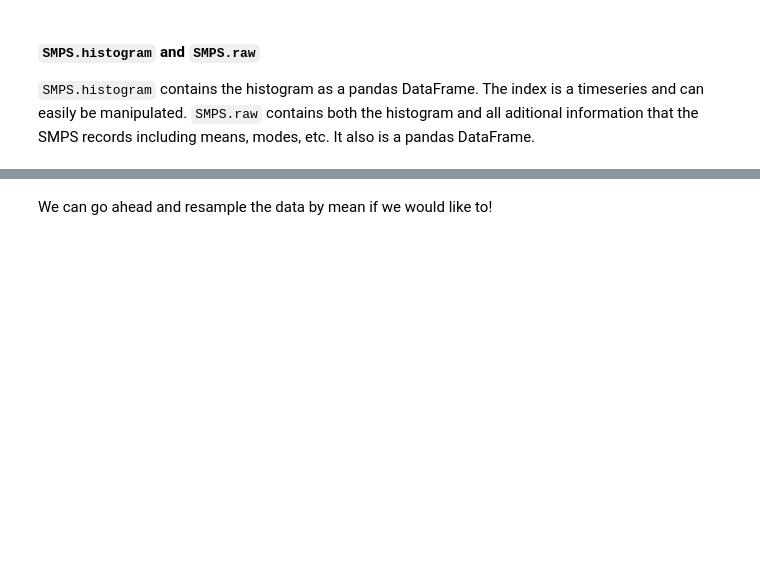
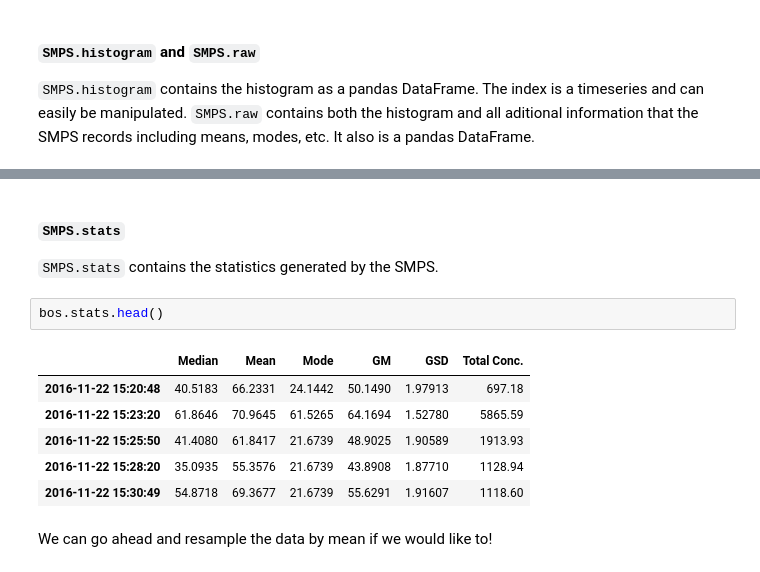
Before and after one commit to quant-aq/py-smps, a Jupyter notebook: examples/Visualize SMPS Data using py-smsps.ipynb, the cells around one changed output, grey strips where cells are left out. Drawn from its saved outputs; the diff is of its cells as text; blank space fills up the shorter version.

```diff
--- a/examples/Visualize SMPS Data using py-smsps.ipynb
+++ b/examples/Visualize SMPS Data using py-smsps.ipynb
@@ -121,5 +133,18 @@ data.raw.head(3)
 | 2016-11-22 15:23:20 | 2 | 11/22/16 | 15:23:20 | 374.100 | 234.678 | 254.937 | 422.669 | 372.819 | 541.616 | 657.469 | ... | ... |
 | 2016-11-22 15:25:50 | 3 | 11/22/16 | 15:25:50 | 5552.500 | 3805.570 | 3505.620 | 4527.480 | 4050.570 | 3430.330 | 3077.630 | ... | ... |
 3 rows × 134 columns
+# %% [markdown]
+#### `SMPS.stats`
+
+`SMPS.stats` contains the statistics generated by the SMPS.
+# %%
+bos.stats.head()
+# %% [output]
+|  | Median | Mean | Mode | GM | GSD | Total Conc. |
+| 2016-11-22 15:20:48 | 40.5183 | 66.2331 | 24.1442 | 50.1490 | 1.97913 | 697.18 |
+| 2016-11-22 15:23:20 | 61.8646 | 70.9645 | 61.5265 | 64.1694 | 1.52780 | 5865.59 |
+| 2016-11-22 15:25:50 | 41.4080 | 61.8417 | 21.6739 | 48.9025 | 1.90589 | 1913.93 |
+| 2016-11-22 15:28:20 | 35.0935 | 55.3576 | 21.6739 | 43.8908 | 1.87710 | 1128.94 |
+| 2016-11-22 15:30:49 | 54.8718 | 69.3677 | 21.6739 | 55.6291 | 1.91607 | 1118.60 |
 # %% [markdown]
 We can go ahead and resample the data by mean if we would like to!
```
Also changed, not shown: parts of 12 cells of this notebook, 6 other files.
